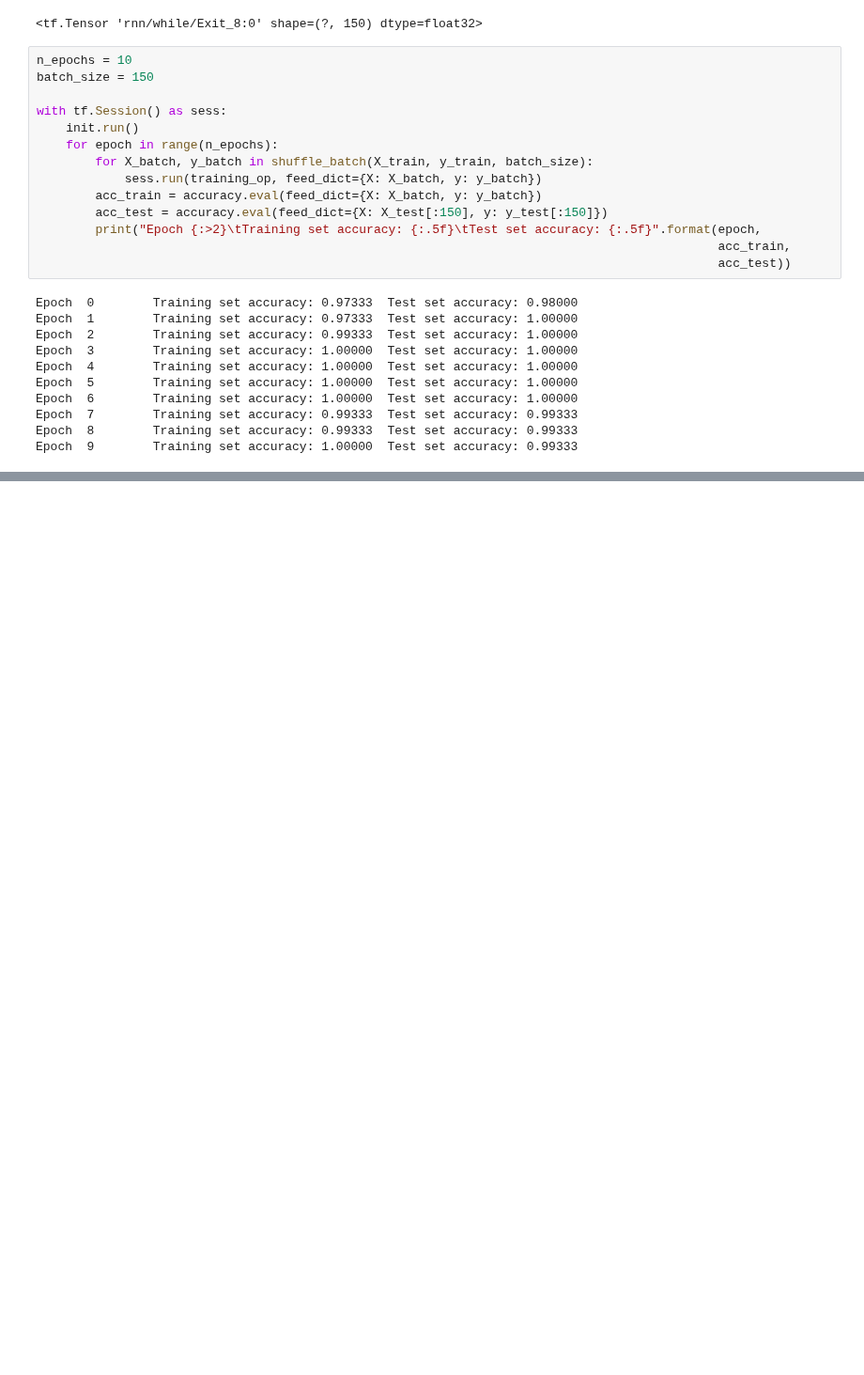
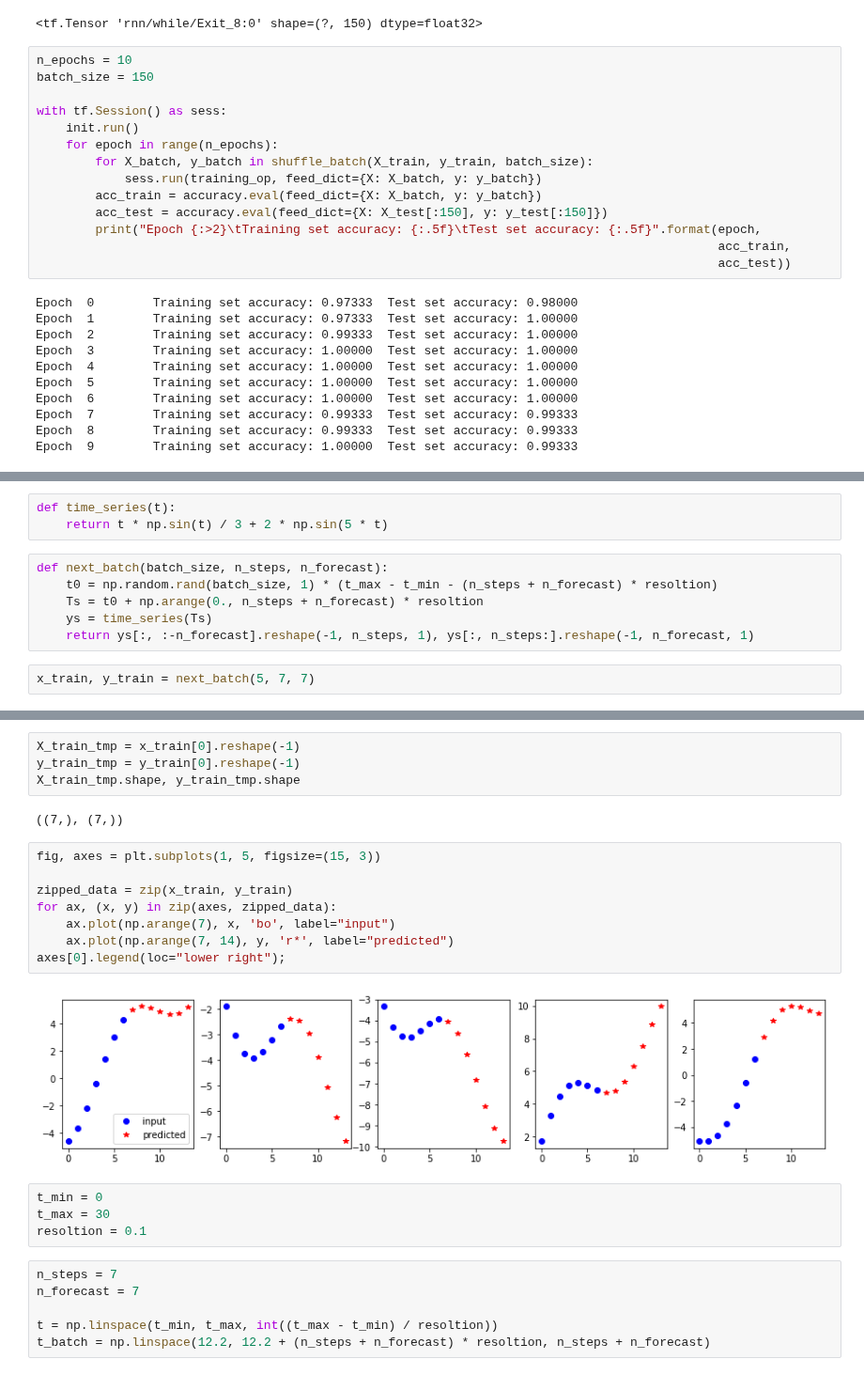
Before and after one commit to Schnell5/ML, a Jupyter notebook: notebooks/TensorFlow_RNN.ipynb, the cells around one changed output, grey strips where cells are left out. Shown at 94% size. Saved outputs shown, nothing was run; the diff lists cells and outputs as text; blank space fills up the shorter version.

Commit message:
multi-step_LSTM

```diff
--- a/notebooks/TensorFlow_RNN.ipynb
+++ b/notebooks/TensorFlow_RNN.ipynb
@@ -900,0 +901,11 @@ Epoch  9        Training set accuracy: 1.00000  Test set accuracy: 0.99333
+# %%
+def time_series(t):
+    return t * np.sin(t) / 3 + 2 * np.sin(5 * t)
+# %%
+def next_batch(batch_size, n_steps, n_forecast):
+    t0 = np.random.rand(batch_size, 1) * (t_max - t_min - (n_steps + n_forecast) * resoltion)
+    Ts = t0 + np.arange(0., n_steps + n_forecast) * resoltion
+    ys = time_series(Ts)
+    return ys[:, :-n_forecast].reshape(-1, n_steps, 1), ys[:, n_steps:].reshape(-1, n_forecast, 1)
+# %%
+x_train, y_train = next_batch(5, 7, 7)
@@ -900,0 +971,26 @@ Epoch  9        Training set accuracy: 1.00000  Test set accuracy: 0.99333
+# %%
+X_train_tmp = x_train[0].reshape(-1)
+y_train_tmp = y_train[0].reshape(-1)
+X_train_tmp.shape, y_train_tmp.shape
+# %% [output]
+((7,), (7,))
+# %%
+fig, axes = plt.subplots(1, 5, figsize=(15, 3))
+
+zipped_data = zip(x_train, y_train)
+for ax, (x, y) in zip(axes, zipped_data):
+    ax.plot(np.arange(7), x, 'bo', label="input")
+    ax.plot(np.arange(7, 14), y, 'r*', label="predicted")
+axes[0].legend(loc="lower right");
+# %% [output]
+[figure, added]
+# %%
+t_min = 0
+t_max = 30
+resoltion = 0.1
+# %%
+n_steps = 7
+n_forecast = 7
+
+t = np.linspace(t_min, t_max, int((t_max - t_min) / resoltion))
+t_batch = np.linspace(12.2, 12.2 + (n_steps + n_forecast) * resoltion, n_steps + n_forecast)
```
Also changed, not shown: parts of 21 cells of this notebook.
